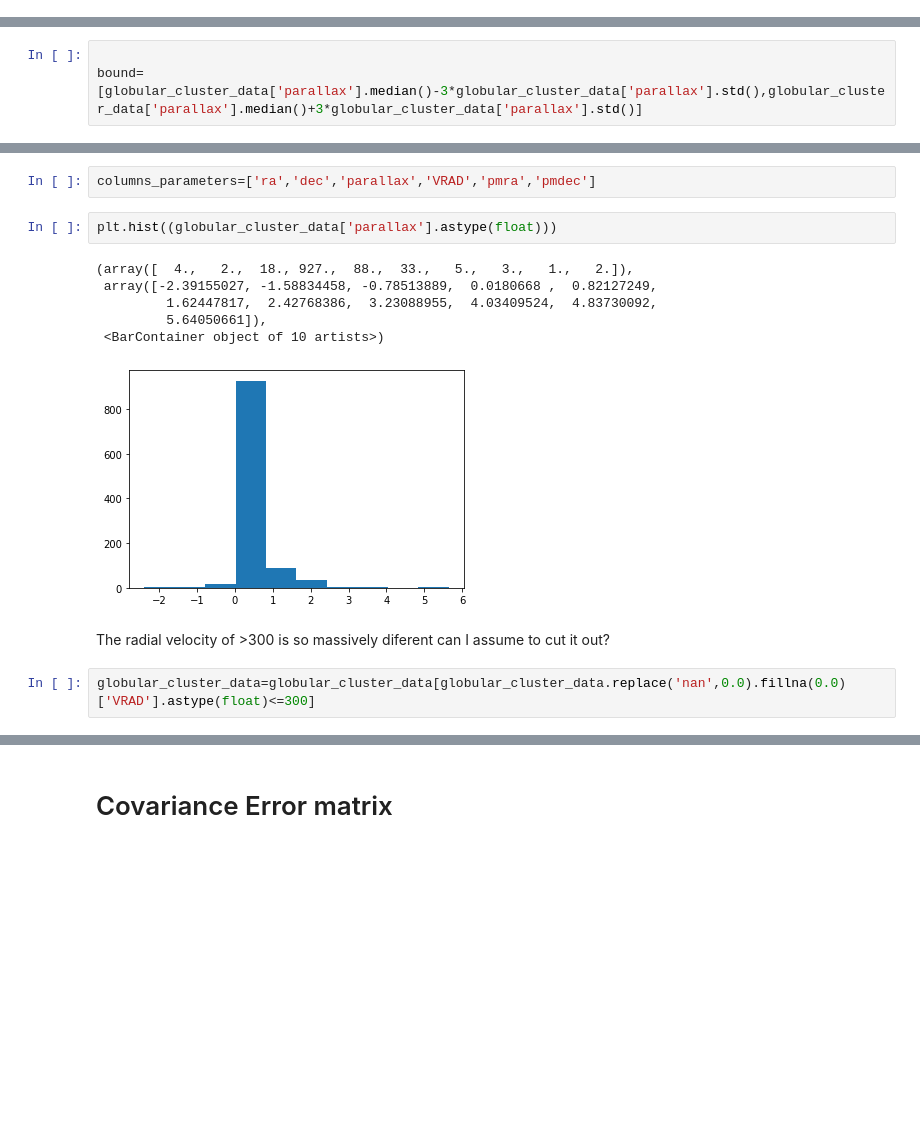
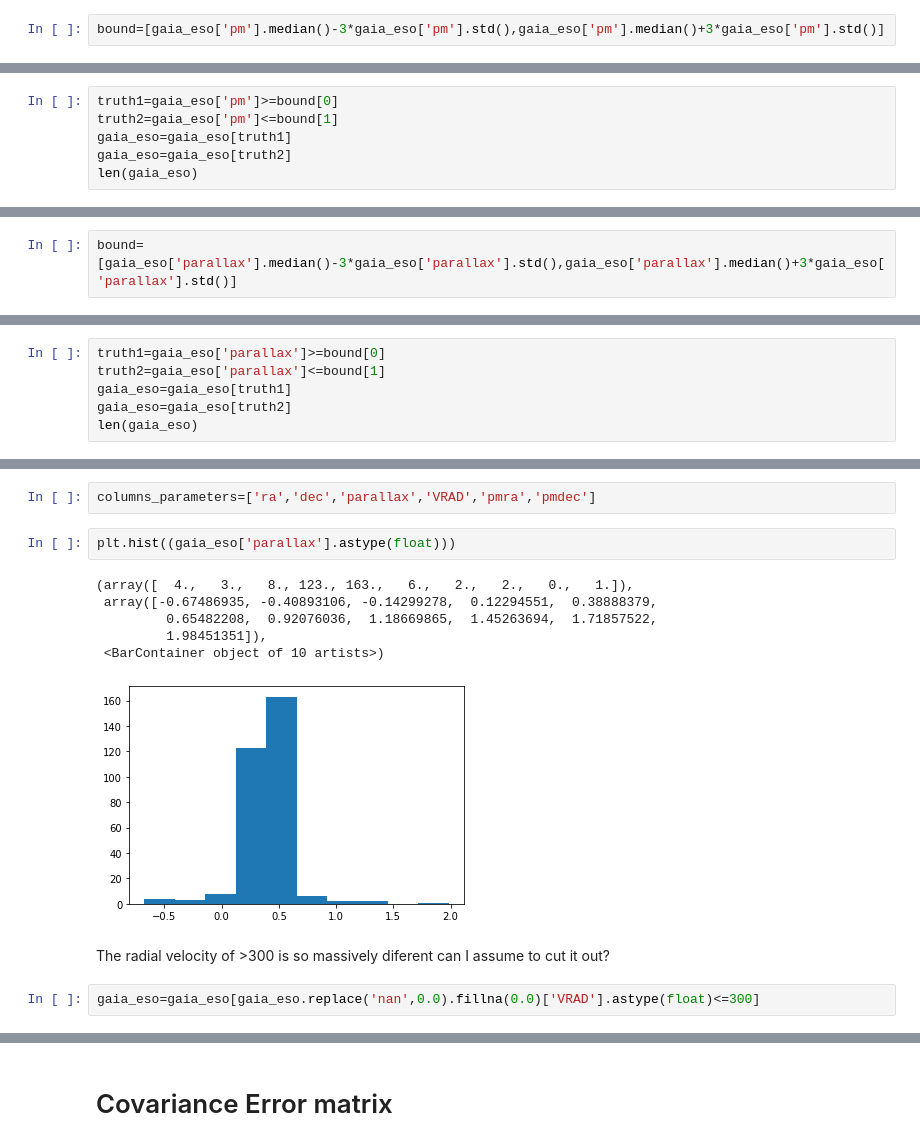
Before and after one commit to ocallam6/GES, a Jupyter notebook: Analysis/membership_prob.ipynb, the cells around one changed output, grey strips where cells are left out. Cells and saved outputs as stored; diff of their text form; blank space fills up the shorter version.

```diff
--- a/Analysis/membership_prob.ipynb
+++ b/Analysis/membership_prob.ipynb
@@ -125,0 +180,2 @@ globular_cluster_data=pd.DataFrame.merge(GC, gaia_df_gc,on='GAIA_eDR3_ID')
+# %%
+bound=[gaia_eso['pm'].median()-3*gaia_eso['pm'].std(),gaia_eso['pm'].median()+3*gaia_eso['pm'].std()]
@@ -125,0 +190,6 @@ globular_cluster_data=pd.DataFrame.merge(GC, gaia_df_gc,on='GAIA_eDR3_ID')
+# %%
+truth1=gaia_eso['pm']>=bound[0]
+truth2=gaia_eso['pm']<=bound[1]
+gaia_eso=gaia_eso[truth1]
+gaia_eso=gaia_eso[truth2]
+len(gaia_eso)
@@ -139,6 +212,5 @@ np.std(globular_cluster_data['parallax'])
 # %%
-
-bound=[globular_cluster_data['parallax'].median()-3*globular_cluster_data['parallax'].std(),globular_cluster_data['parallax'].median()+3*globular_cluster_data['parallax'].std()]
+bound=[gaia_eso['parallax'].median()-3*gaia_eso['parallax'].std(),gaia_eso['parallax'].median()+3*gaia_eso['parallax'].std()]
 # %%
 truth1=gaia_not_eso['parallax']>=bound[0]
 truth2=gaia_not_eso['parallax']<=bound[1]
@@ -146,0 +222,6 @@ gaia_not_eso=gaia_not_eso[truth2]
+# %%
+truth1=gaia_eso['parallax']>=bound[0]
+truth2=gaia_eso['parallax']<=bound[1]
+gaia_eso=gaia_eso[truth1]
+gaia_eso=gaia_eso[truth2]
+len(gaia_eso)
@@ -163,17 +247,17 @@ After making a very conservative cut we are going to attempt to fit the BNN with
 # %%
 columns_parameters=['ra','dec','parallax','VRAD','pmra','pmdec']
 # %%
-plt.hist((globular_cluster_data['parallax'].astype(float)))
+plt.hist((gaia_eso['parallax'].astype(float)))
 # %% [output]
-(array([  4.,   2.,  18., 927.,  88.,  33.,   5.,   3.,   1.,   2.]),
- array([-2.39155027, -1.58834458, -0.78513889,  0.0180668 ,  0.82127249,
-         1.62447817,  2.42768386,  3.23088955,  4.03409524,  4.83730092,
-         5.64050661]),
+(array([  4.,   3.,   8., 123., 163.,   6.,   2.,   2.,   0.,   1.]),
+ array([-0.67486935, -0.40893106, -0.14299278,  0.12294551,  0.38888379,
+         0.65482208,  0.92076036,  1.18669865,  1.45263694,  1.71857522,
+         1.98451351]),
  <BarContainer object of 10 artists>)
-[figure, old version]
+[figure, new version]
 # %% [markdown]
 The radial velocity of >300 is so massively diferent can I assume to cut it out?
 # %%
-globular_cluster_data=globular_cluster_data[globular_cluster_data.replace('nan',0.0).fillna(0.0)['VRAD'].astype(float)<=300]
+gaia_eso=gaia_eso[gaia_eso.replace('nan',0.0).fillna(0.0)['VRAD'].astype(float)<=300]
 # %%
 
```
Also changed, not shown: parts of 75 cells of this notebook, 1 other file.
